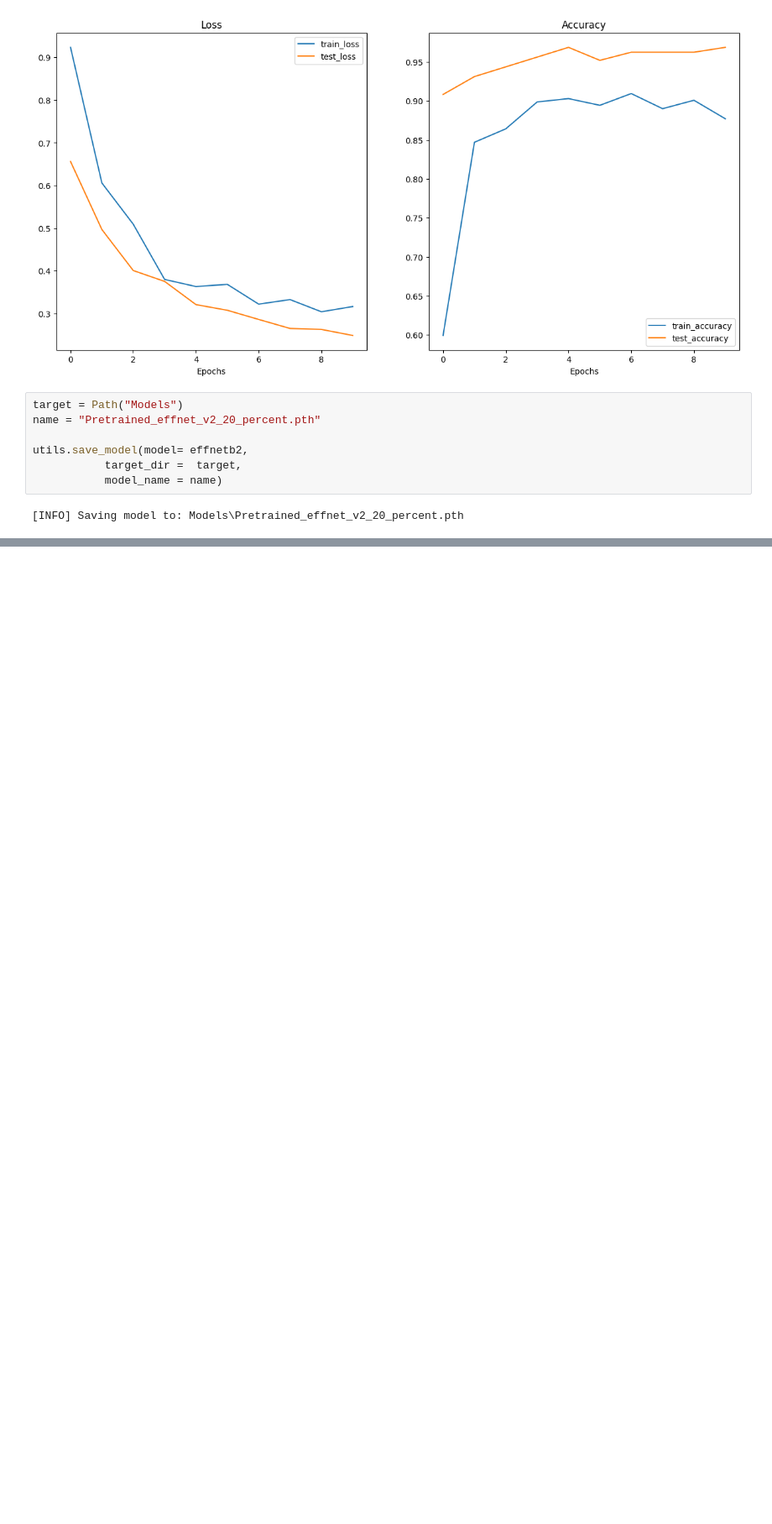
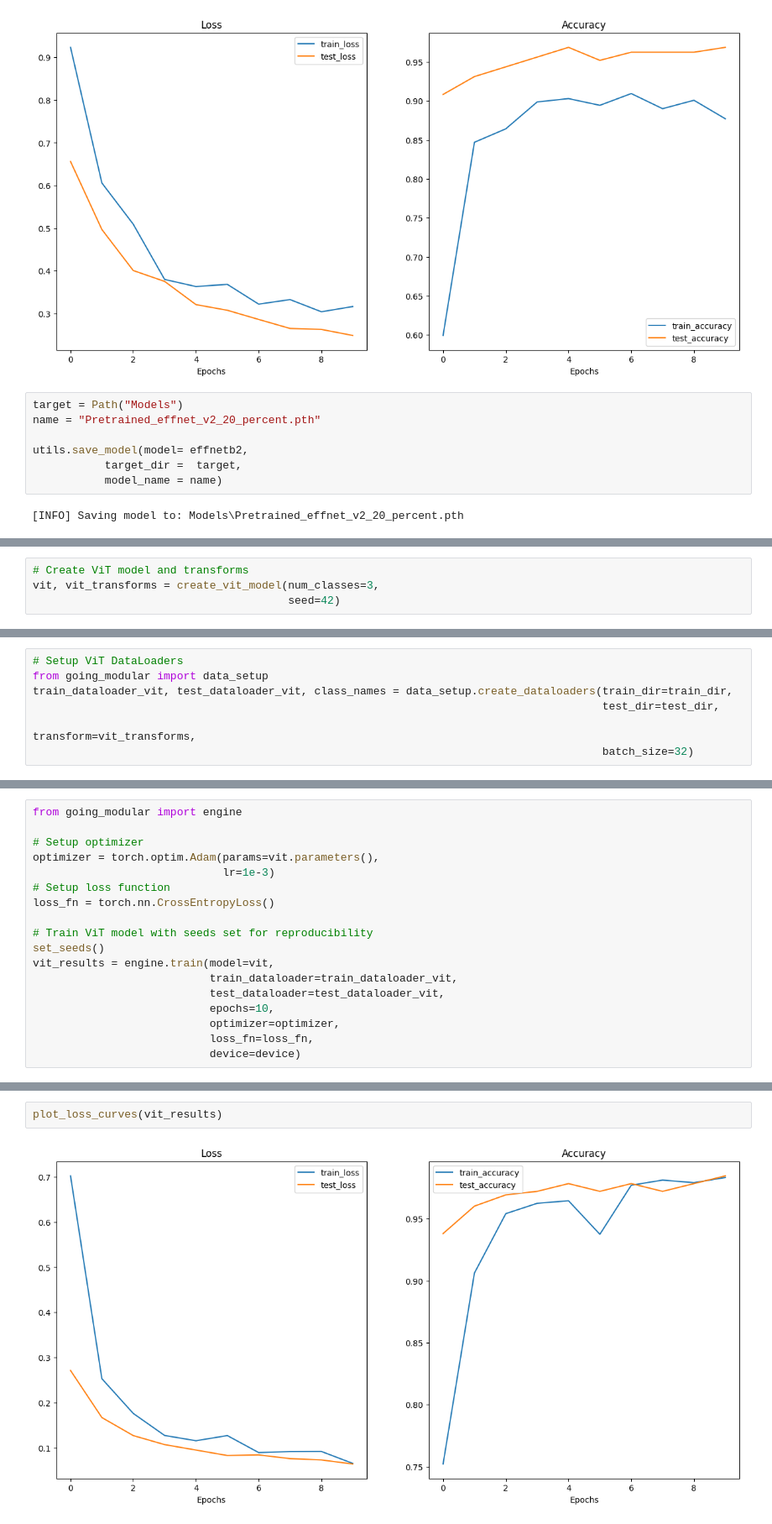
Before and after one commit to cruvss/Deeplearning_X_PyTorch, a Jupyter notebook: 6.Model_Deployment/notebook.ipynb, the cells around one changed output, grey strips where cells are left out. Shown: that part at 84% size. Cells and saved outputs as stored; diff of their text form; blank space fills up the shorter version.

Commit message:
Train Vit model

```diff
--- a/6.Model_Deployment/notebook.ipynb
+++ b/6.Model_Deployment/notebook.ipynb
@@ -272,0 +332,4 @@ utils.save_model(model= effnetb2,
+# %%
+# Create ViT model and transforms
+vit, vit_transforms = create_vit_model(num_classes=3,
+                                       seed=42)
@@ -272,0 +338,7 @@ utils.save_model(model= effnetb2,
+# %%
+# Setup ViT DataLoaders
+from going_modular import data_setup
+train_dataloader_vit, test_dataloader_vit, class_names = data_setup.create_dataloaders(train_dir=train_dir,
+                                                                                       test_dir=test_dir,
+                                                                                       transform=vit_transforms,
+                                                                                       batch_size=32)
@@ -272,0 +347,18 @@ utils.save_model(model= effnetb2,
+# %%
+from going_modular import engine
+
+# Setup optimizer
+optimizer = torch.optim.Adam(params=vit.parameters(),
+                             lr=1e-3)
+# Setup loss function
+loss_fn = torch.nn.CrossEntropyLoss()
+
+# Train ViT model with seeds set for reproducibility
+set_seeds()
+vit_results = engine.train(model=vit,
+                           train_dataloader=train_dataloader_vit,
+                           test_dataloader=test_dataloader_vit,
+                           epochs=10,
+                           optimizer=optimizer,
+                           loss_fn=loss_fn,
+                           device=device)
@@ -272,0 +376,4 @@ utils.save_model(model= effnetb2,
+# %%
+plot_loss_curves(vit_results)
+# %% [output]
+[figure, added]
```
Also changed, not shown: parts of 13 cells of this notebook.
